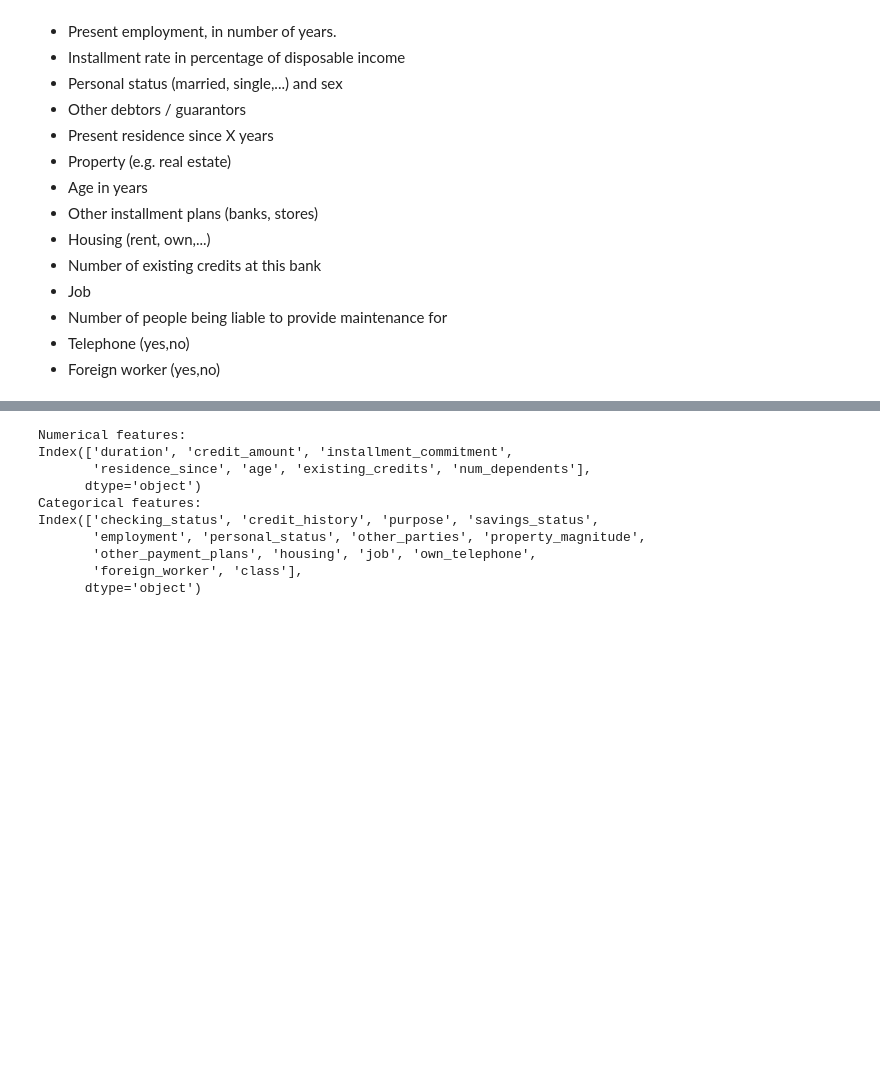
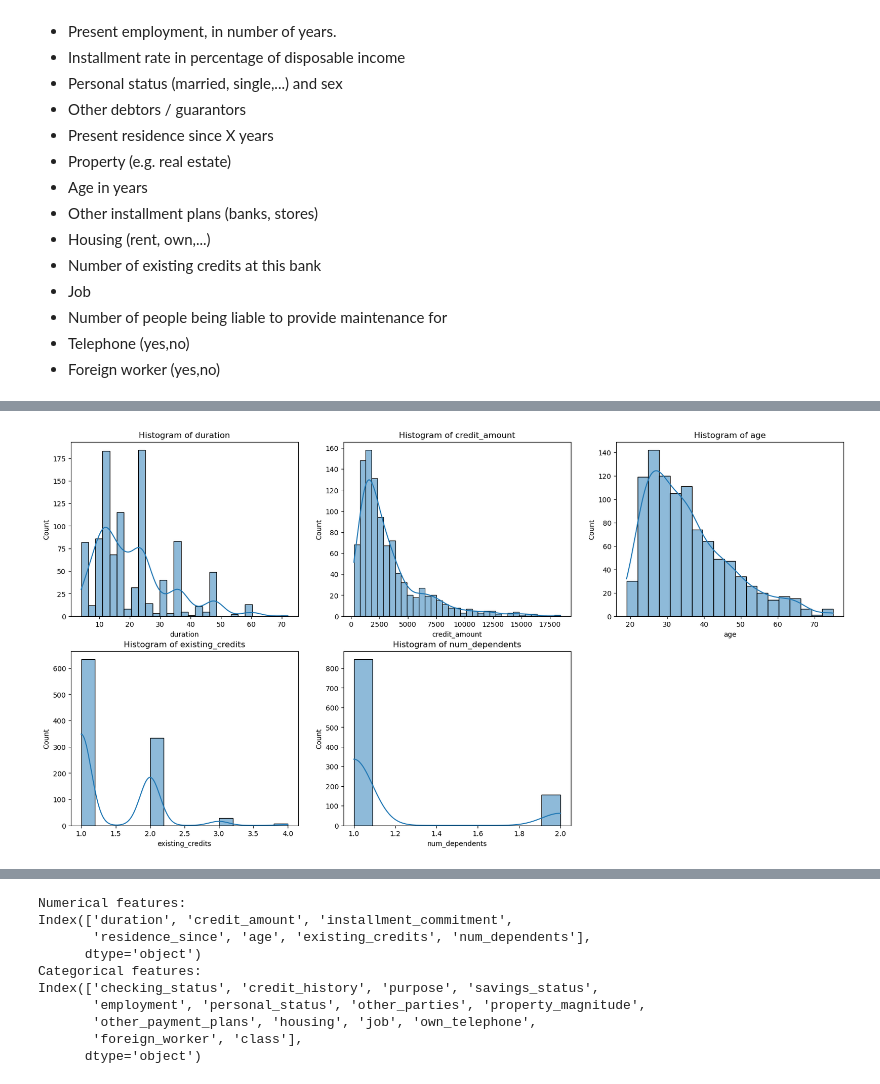
Before and after one commit to EmanueleLippi/AI-in-Credit-Risk-Modeling, a Jupyter notebook: notebook/notebook.ipynb, the cells around one changed output, grey strips where cells are left out. Saved outputs shown, nothing was run; the diff lists cells and outputs as text; code cells hidden in the pictures; blank space fills up the shorter version.

```diff
--- a/notebook/notebook.ipynb
+++ b/notebook/notebook.ipynb
@@ -89,0 +117,9 @@ dtype: int64
+# %%
+figure = plt.figure(figsize=(20, 10))
+
+for i, col in enumerate(['duration', 'credit_amount', 'age', 'existing_credits', 'num_dependents']):
+    plt.subplot(2, 3, i+1)
+    sns.histplot(x=df[col], kde=True)
+    plt.title(f'Histogram of {col}')
+# %% [output]
+[figure, added]
```
Also changed, not shown: parts of 70 cells of this notebook, 1 other file.
